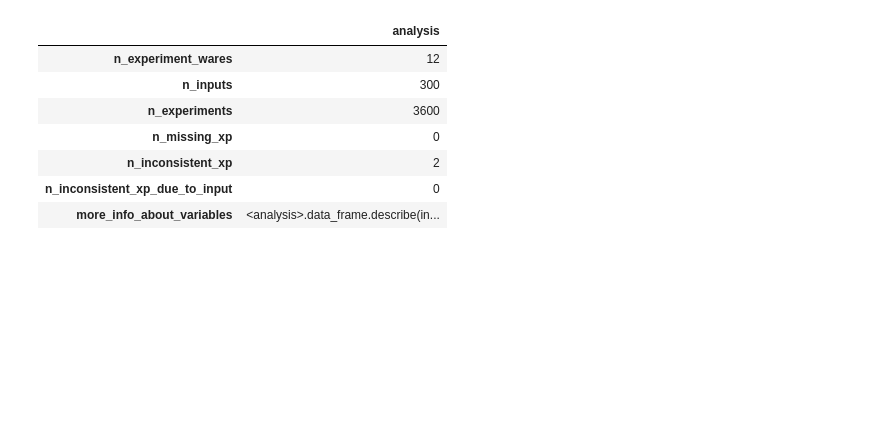
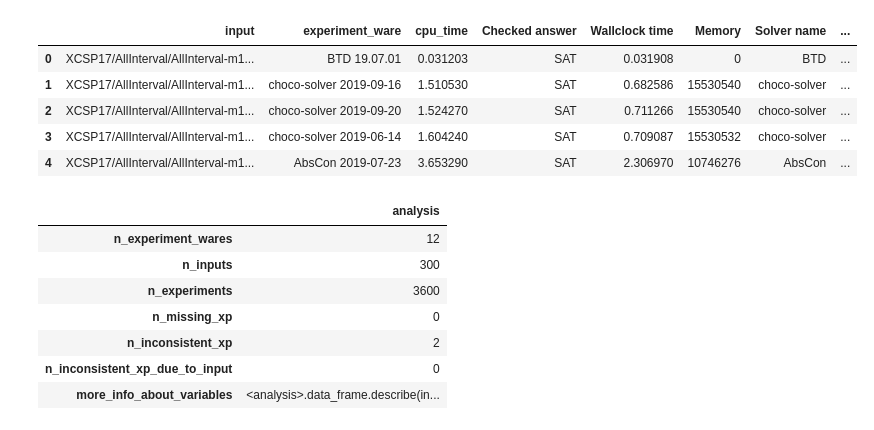
Before and after one commit to crillab/metrics, a Jupyter notebook: data/xcsp19/full_analysis/analysis.ipynb, the cells around one changed output. Saved outputs shown, nothing was run; the diff lists cells and outputs as text; code cells hidden in the pictures; blank space fills up the shorter version.

```diff
--- a/data/xcsp19/full_analysis/analysis.ipynb
+++ b/data/xcsp19/full_analysis/analysis.ipynb
@@ -2,6 +2,15 @@
 from metrics.wallet import *
 # %%
 analysis = import_analysis_from_file('analysis.csv')
+# %%
+analysis.data_frame.head().to_markdown()
+# %% [output]
+|  | input | experiment_ware | cpu_time | Checked answer | Wallclock time | Memory | Solver name | ... |
+| 0 | XCSP17/AllInterval/AllInterval-m1... | BTD 19.07.01 | 0.031203 | SAT | 0.031908 | 0 | BTD | ... |
+| 1 | XCSP17/AllInterval/AllInterval-m1... | choco-solver 2019-09-16 | 1.510530 | SAT | 0.682586 | 15530540 | choco-solver | ... |
+| 2 | XCSP17/AllInterval/AllInterval-m1... | choco-solver 2019-09-20 | 1.524270 | SAT | 0.711266 | 15530540 | choco-solver | ... |
+| 3 | XCSP17/AllInterval/AllInterval-m1... | choco-solver 2019-06-14 | 1.604240 | SAT | 0.709087 | 15530532 | choco-solver | ... |
+| 4 | XCSP17/AllInterval/AllInterval-m1... | AbsCon 2019-07-23 | 3.653290 | SAT | 2.306970 | 10746276 | AbsCon | ... |
 # %%
 analysis.description_table()
 # %% [output]
```
Also changed, not shown: 23 other files.
